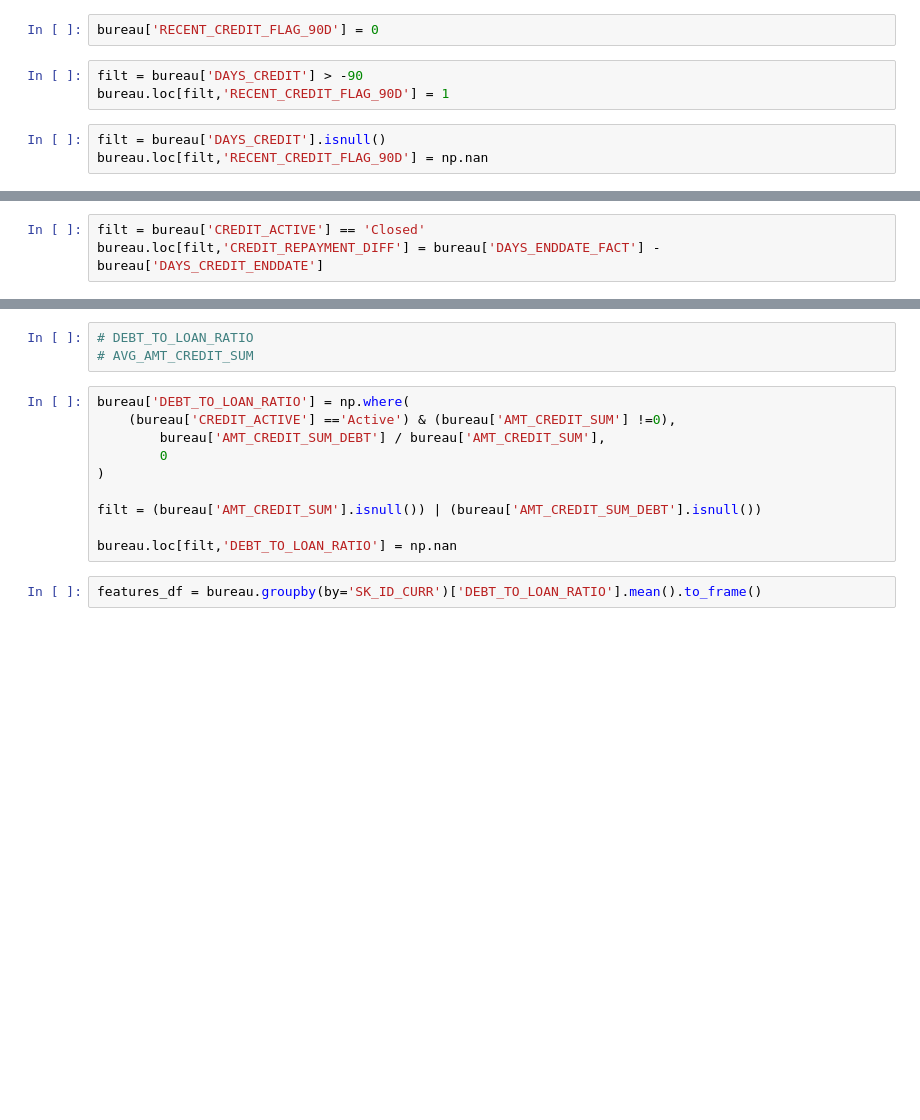
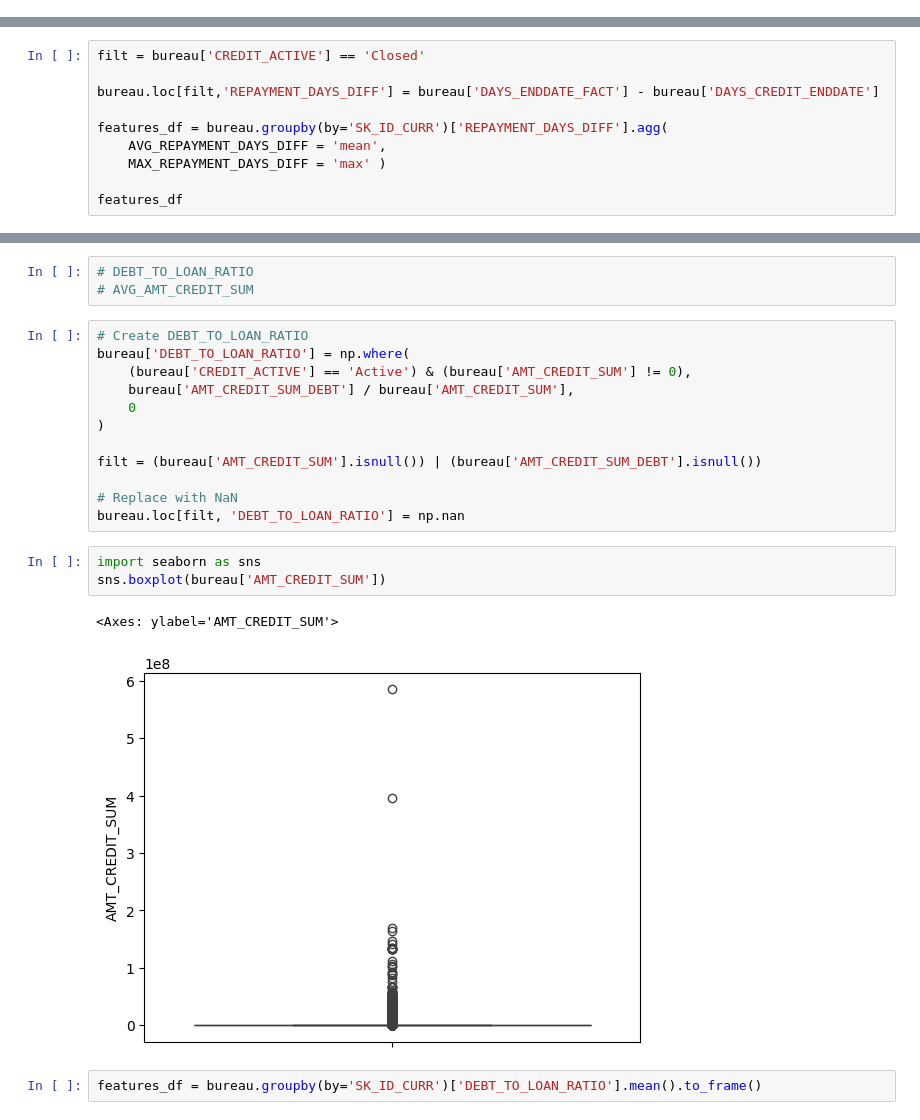
Before and after one commit to rajgurubhosale/Credit-Risk-mlops, a Jupyter notebook: notebooks/01_data_transforamtion.ipynb, the cells around one changed output, grey strips where cells are left out. Saved outputs shown, nothing was run; the diff lists cells and outputs as text; blank space fills up the shorter version.

```diff
--- a/notebooks/01_data_transforamtion.ipynb
+++ b/notebooks/01_data_transforamtion.ipynb
@@ -219,8 +215,0 @@ bureau.head()
-# %%
-bureau['RECENT_CREDIT_FLAG_90D'] = 0
-# %%
-filt = bureau['DAYS_CREDIT'] > -90
-bureau.loc[filt,'RECENT_CREDIT_FLAG_90D'] = 1
-# %%
-filt = bureau['DAYS_CREDIT'].isnull()
-bureau.loc[filt,'RECENT_CREDIT_FLAG_90D'] = np.nan
@@ -316,4 +314,11 @@ bureau.head()
 #
 # %%
 filt = bureau['CREDIT_ACTIVE'] == 'Closed'
-bureau.loc[filt,'CREDIT_REPAYMENT_DIFF'] = bureau['DAYS_ENDDATE_FACT'] - bureau['DAYS_CREDIT_ENDDATE']
+
+bureau.loc[filt,'REPAYMENT_DAYS_DIFF'] = bureau['DAYS_ENDDATE_FACT'] - bureau['DAYS_CREDIT_ENDDATE']
+
+features_df = bureau.groupby(by='SK_ID_CURR')['REPAYMENT_DAYS_DIFF'].agg(
+    AVG_REPAYMENT_DAYS_DIFF = 'mean',
+    MAX_REPAYMENT_DAYS_DIFF = 'max' )
+
+features_df
@@ -369,14 +409,22 @@ features_df =bureau.groupby(by='SK_ID_CURR')['FLAG_HAS_CREDIT_PROLONG'].max().to
 # DEBT_TO_LOAN_RATIO
 # AVG_AMT_CREDIT_SUM
 # %%
+# Create DEBT_TO_LOAN_RATIO
 bureau['DEBT_TO_LOAN_RATIO'] = np.where(
-    (bureau['CREDIT_ACTIVE'] =='Active') & (bureau['AMT_CREDIT_SUM'] !=0),
-        bureau['AMT_CREDIT_SUM_DEBT'] / bureau['AMT_CREDIT_SUM'],
-        0
+    (bureau['CREDIT_ACTIVE'] == 'Active') & (bureau['AMT_CREDIT_SUM'] != 0),
+    bureau['AMT_CREDIT_SUM_DEBT'] / bureau['AMT_CREDIT_SUM'],
+    0
 )
 
 filt = (bureau['AMT_CREDIT_SUM'].isnull()) | (bureau['AMT_CREDIT_SUM_DEBT'].isnull())
 
-bureau.loc[filt,'DEBT_TO_LOAN_RATIO'] = np.nan
+# Replace with NaN
+bureau.loc[filt, 'DEBT_TO_LOAN_RATIO'] = np.nan
+# %%
+import seaborn as sns
+sns.boxplot(bureau['AMT_CREDIT_SUM'])
+# %% [output]
+<Axes: ylabel='AMT_CREDIT_SUM'>
+[figure, added]
 # %%
 features_df = bureau.groupby(by='SK_ID_CURR')['DEBT_TO_LOAN_RATIO'].mean().to_frame()
```
Also changed, not shown: parts of 69 cells of this notebook, 5 other files.
